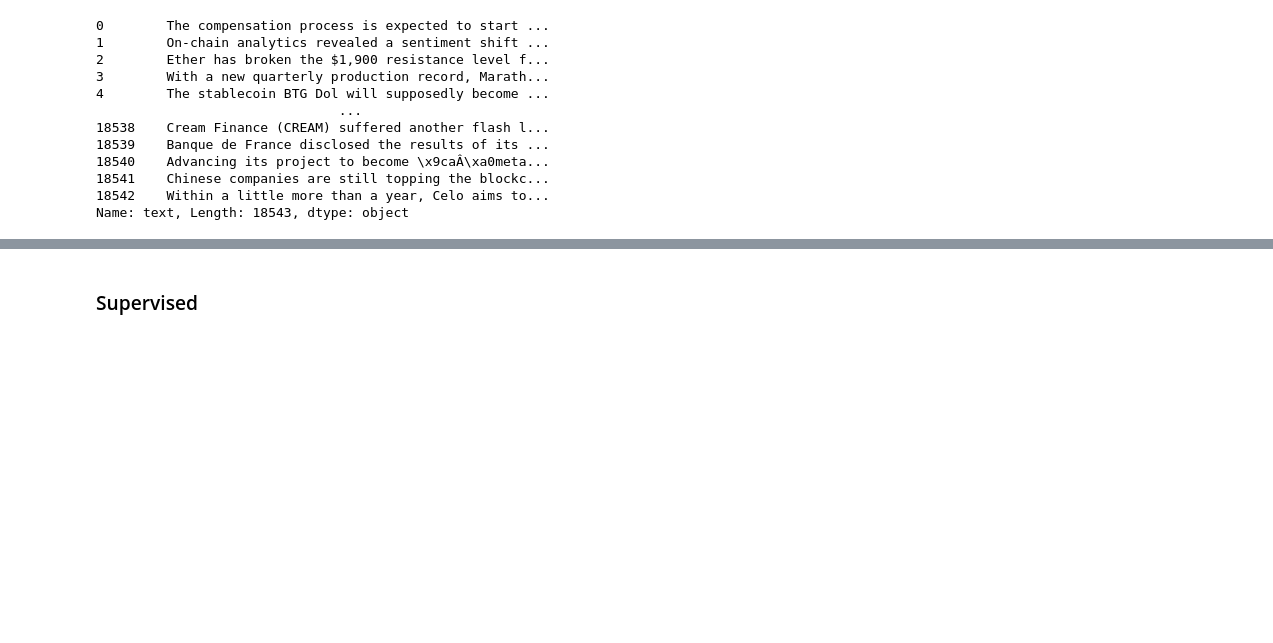
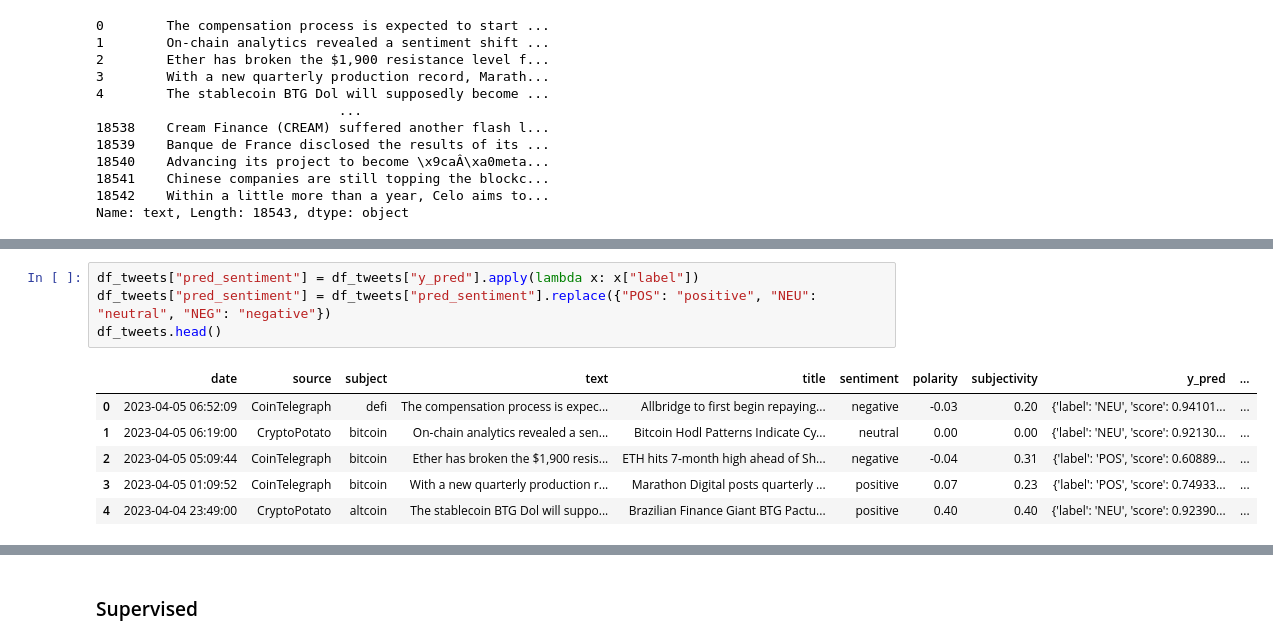
Before and after one commit to NiklasSeitherDHBW/NLP-CrowdFlow, a Jupyter notebook: src/models.ipynb, the cells around one changed output, grey strips where cells are left out. Cells and saved outputs as stored; diff of their text form; blank space fills up the shorter version.

```diff
--- a/src/models.ipynb
+++ b/src/models.ipynb
@@ -137,0 +143,11 @@ df_tweets.head()
+# %%
+df_tweets["pred_sentiment"] = df_tweets["y_pred"].apply(lambda x: x["label"])
+df_tweets["pred_sentiment"] = df_tweets["pred_sentiment"].replace({"POS": "positive", "NEU": "neutral", "NEG": "negative"})
+df_tweets.head()
+# %% [output]
+|  | date | source | subject | text | title | sentiment | polarity | subjectivity | y_pred | ... |
+| 0 | 2023-04-05 06:52:09 | CoinTelegraph | defi | The compensation process is expec... | Allbridge to first begin repaying... | negative | -0.03 | 0.20 | {'label': 'NEU', 'score': 0.94101... | ... |
+| 1 | 2023-04-05 06:19:00 | CryptoPotato | bitcoin | On-chain analytics revealed a sen... | Bitcoin Hodl Patterns Indicate Cy... | neutral | 0.00 | 0.00 | {'label': 'NEU', 'score': 0.92130... | ... |
+| 2 | 2023-04-05 05:09:44 | CoinTelegraph | bitcoin | Ether has broken the $1,900 resis... | ETH hits 7-month high ahead of Sh... | negative | -0.04 | 0.31 | {'label': 'POS', 'score': 0.60889... | ... |
+| 3 | 2023-04-05 01:09:52 | CoinTelegraph | bitcoin | With a new quarterly production r... | Marathon Digital posts quarterly ... | positive | 0.07 | 0.23 | {'label': 'POS', 'score': 0.74933... | ... |
+| 4 | 2023-04-04 23:49:00 | CryptoPotato | altcoin | The stablecoin BTG Dol will suppo... | Brazilian Finance Giant BTG Pactu... | positive | 0.40 | 0.40 | {'label': 'NEU', 'score': 0.92390... | ... |
```
Also changed, not shown: parts of 8 cells of this notebook.
